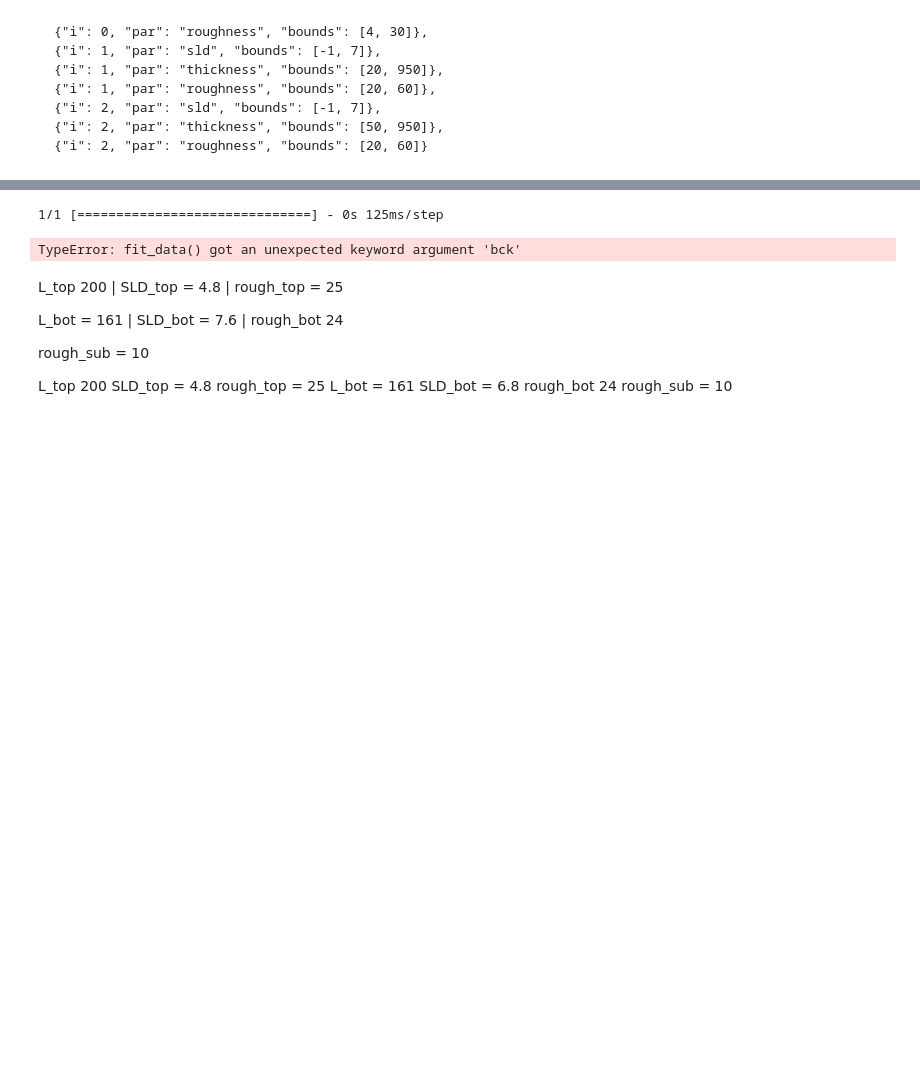
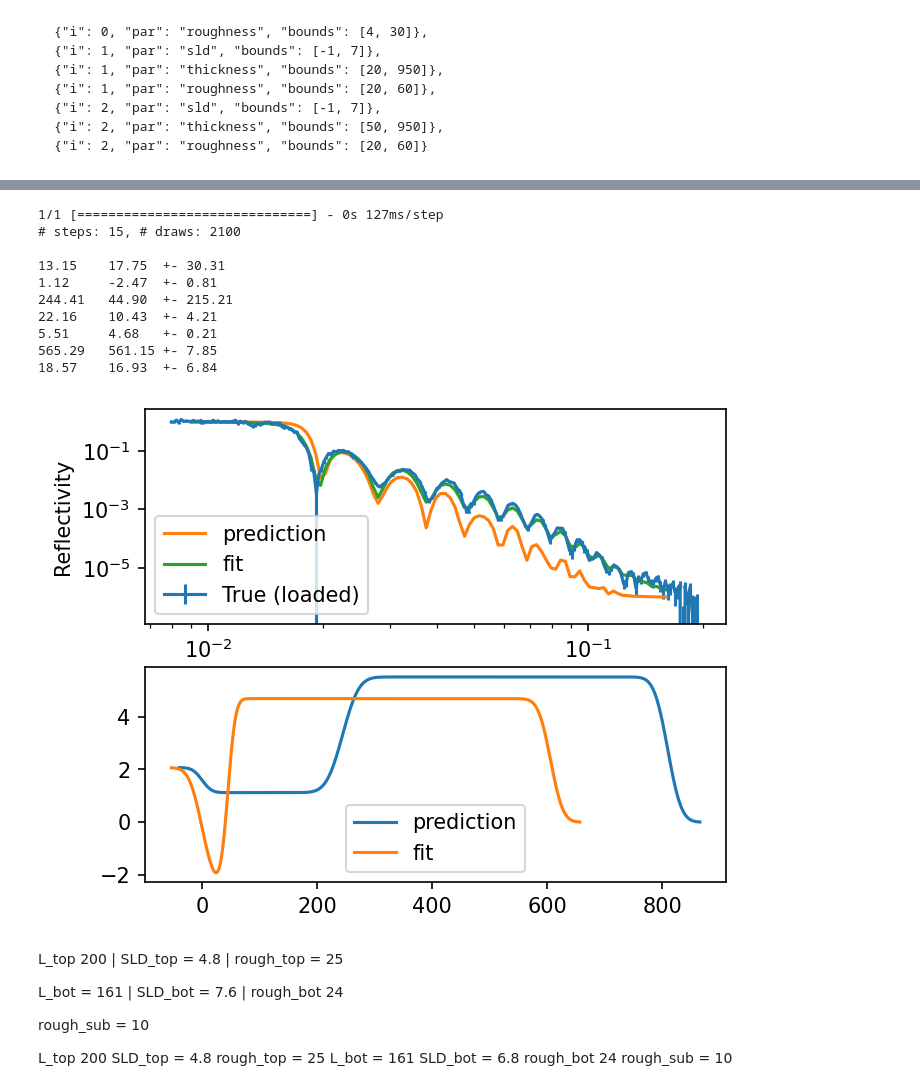
Before and after one commit to imeliamb/machine_learning, a Jupyter notebook: notebooks/struct-pred-test.ipynb, the cells around one changed output, grey strips where cells are left out. Saved outputs shown, nothing was run; the diff lists cells and outputs as text; code cells hidden in the pictures; blank space fills up the shorter version.

```diff
--- a/notebooks/struct-pred-test.ipynb
+++ b/notebooks/struct-pred-test.ipynb
@@ -158,46 +160,55 @@ cnn_model = predictor.parameter_predictors[N_LAYERS_DATA]
 predicted_pars = cnn_model.predict(np.asarray([data_proc]))
 predicted_pars = predictor.rescale_real_pars(predicted_pars, N_LAYERS_DATA)
 
-fit_pars, fit_errs = sp.fit_data(data[0], data[1], predicted_pars[0], errors=data[2], bck=0, samples=4000)
-
-
+fit_pars, fit_errs = sp.fit_data(data[0], data[1], predicted_pars[0],
+                                 ranges=predictor.fit_ranges,
+                                 errors=data[2])
 
 fig, ax = plt.subplots(2, 1, dpi=150, figsize=(5, 4.1))
 
 plt.subplot(2,1,1)
 plt.errorbar(data[0], data[1], yerr=data[2], label='True (loaded)')
 
 
-q, r, z, sld = sp.calculate_reflectivity(q_values, predicted_pars[0], bck=0)
+q, r, z, sld = sp.calculate_reflectivity(q_values, predicted_pars[0])
 plt.subplot(2,1,1)
 plt.plot(q_values, r, label='prediction')
 plt.subplot(2,1,2)
 plt.plot(z, sld, label='prediction')
 
 
-q, r, z, sld = sp.calculate_reflectivity(q_values, fit_pars, bck=0)
+q, r, z, sld = sp.calculate_reflectivity(q_values, fit_pars)
 plt.subplot(2,1,1)
 plt.plot(q_values, r, label='fit')
 plt.subplot(2,1,2)
 plt.plot(z, sld, label='fit')
 
 print()
 
 plt.subplot(2,1,1)
 plt.xlabel('Q ($1/\AA$)', fontsize=10)
 plt.ylabel('Reflectivity', fontsize=10)
 plt.yscale('log')
 plt.xscale('log')
 plt.legend()
 plt.subplot(2,1,2)
 plt.legend()
 
 
 for i in range(len(predicted_pars[0])):
     print("%-6.2f \t %-6.2f +- %-6.2f" % (predicted_pars[0][i], fit_pars[i], fit_errs[i]))
 # %% [output]
-1/1 [==============================] - 0s 125ms/step
+1/1 [==============================] - 0s 127ms/step
+# steps: 15, # draws: 2100
+
+13.15    17.75  +- 30.31
+1.12     -2.47  +- 0.81
+244.41   44.90  +- 215.21
+22.16    10.43  +- 4.21
+5.51     4.68   +- 0.21
+565.29   561.15 +- 7.85
+18.57    16.93  +- 6.84
-TypeError: fit_data() got an unexpected keyword argument 'bck'
+[figure, added]
 # %% [markdown]
 L_top 200 | SLD_top = 4.8 | rough_top = 25
 
```
Also changed, not shown: parts of 10 cells of this notebook, 2 other files.
